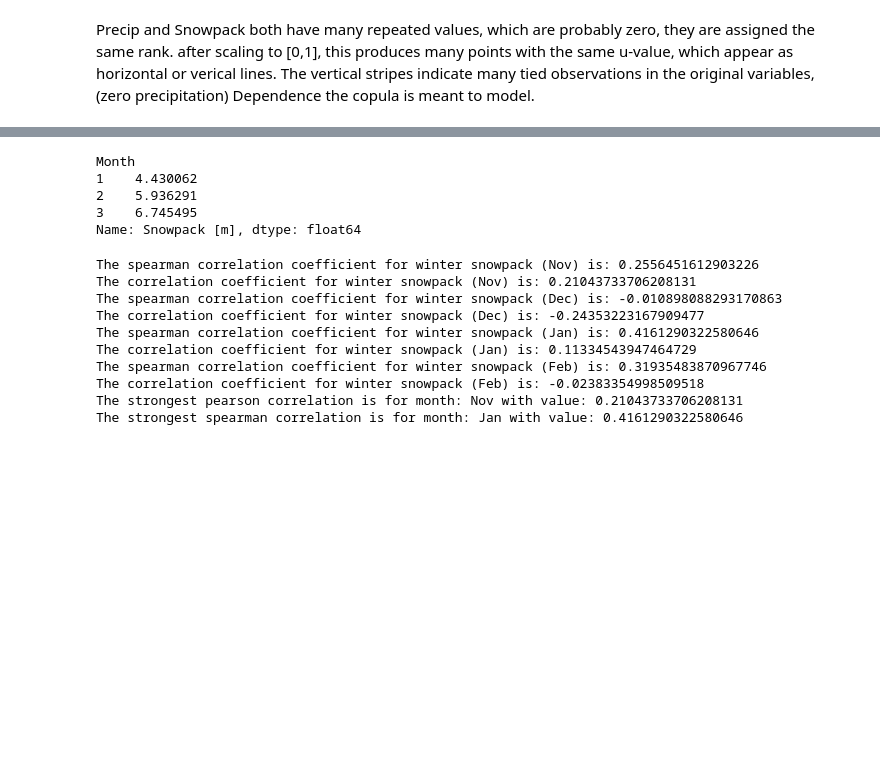
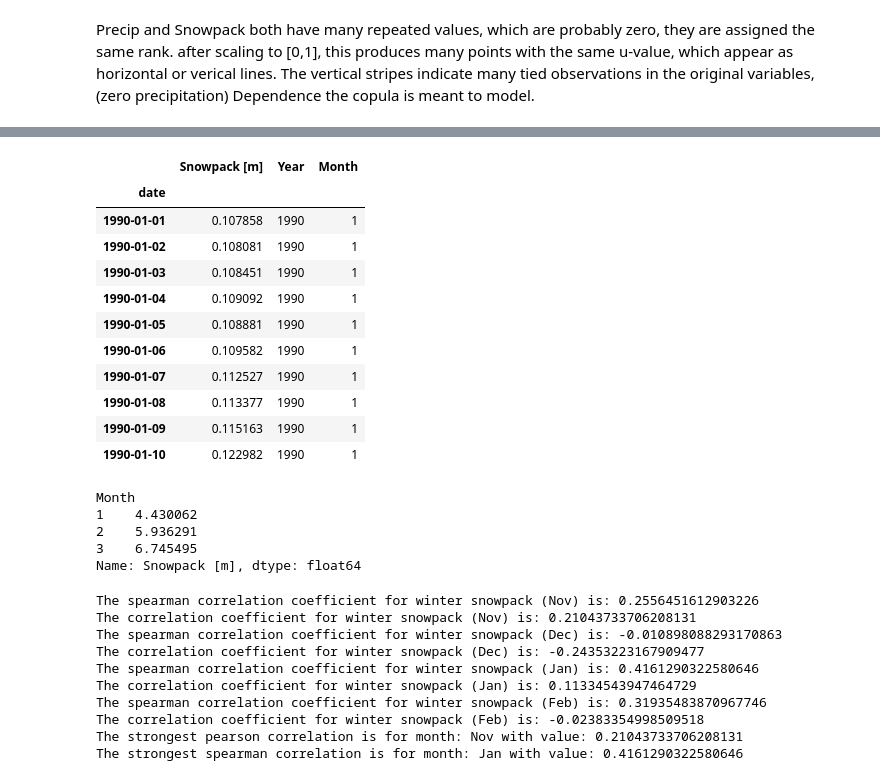
Before and after one commit to maxblw/CEGM2005_glommaproject, a Jupyter notebook: Model/correlations.ipynb, the cells around one changed output, grey strips where cells are left out. Cells and saved outputs as stored; diff of their text form; code cells hidden in the pictures; blank space fills up the shorter version.

```diff
--- a/Model/correlations.ipynb
+++ b/Model/correlations.ipynb
@@ -62,21 +66,34 @@ max_list = df.loc[idx_max]
 # %%
 data_snow = pd.DataFrame()
 data_snow = df[["Snowpack [m]", "Year", "Month"]].copy()
 
 data_snow = data_snow[data_snow["Snowpack [m]"] > 0]
 data_snow = data_snow.dropna()
 
+display(data_snow.head(10))
 # display(data_snow)
 
 ## calculate snowpack over month ~sum
 monthly_sum_snow = data_snow.groupby(['Year', 'Month'])['Snowpack [m]'].sum()
 # print(monthly_sum_snow)
 
 # print(monthly_sum_snow.loc[(1992, 11):(1992, 12)])
 
 winter_snowpack1990 = monthly_sum_snow.loc[1990][0:3]
 print(winter_snowpack1990)
 # %% [output]
+|  | Snowpack [m] | Year | Month |
+| date |  |  |  |
+| 1990-01-01 | 0.107858 | 1990 | 1 |
+| 1990-01-02 | 0.108081 | 1990 | 1 |
+| 1990-01-03 | 0.108451 | 1990 | 1 |
+| 1990-01-04 | 0.109092 | 1990 | 1 |
+| 1990-01-05 | 0.108881 | 1990 | 1 |
+| 1990-01-06 | 0.109582 | 1990 | 1 |
+| 1990-01-07 | 0.112527 | 1990 | 1 |
+| 1990-01-08 | 0.113377 | 1990 | 1 |
+| 1990-01-09 | 0.115163 | 1990 | 1 |
+| 1990-01-10 | 0.122982 | 1990 | 1 |
 Month
 1    4.430062
 2    5.936291
```
Also changed, not shown: parts of 7 cells of this notebook, 3 other files.
